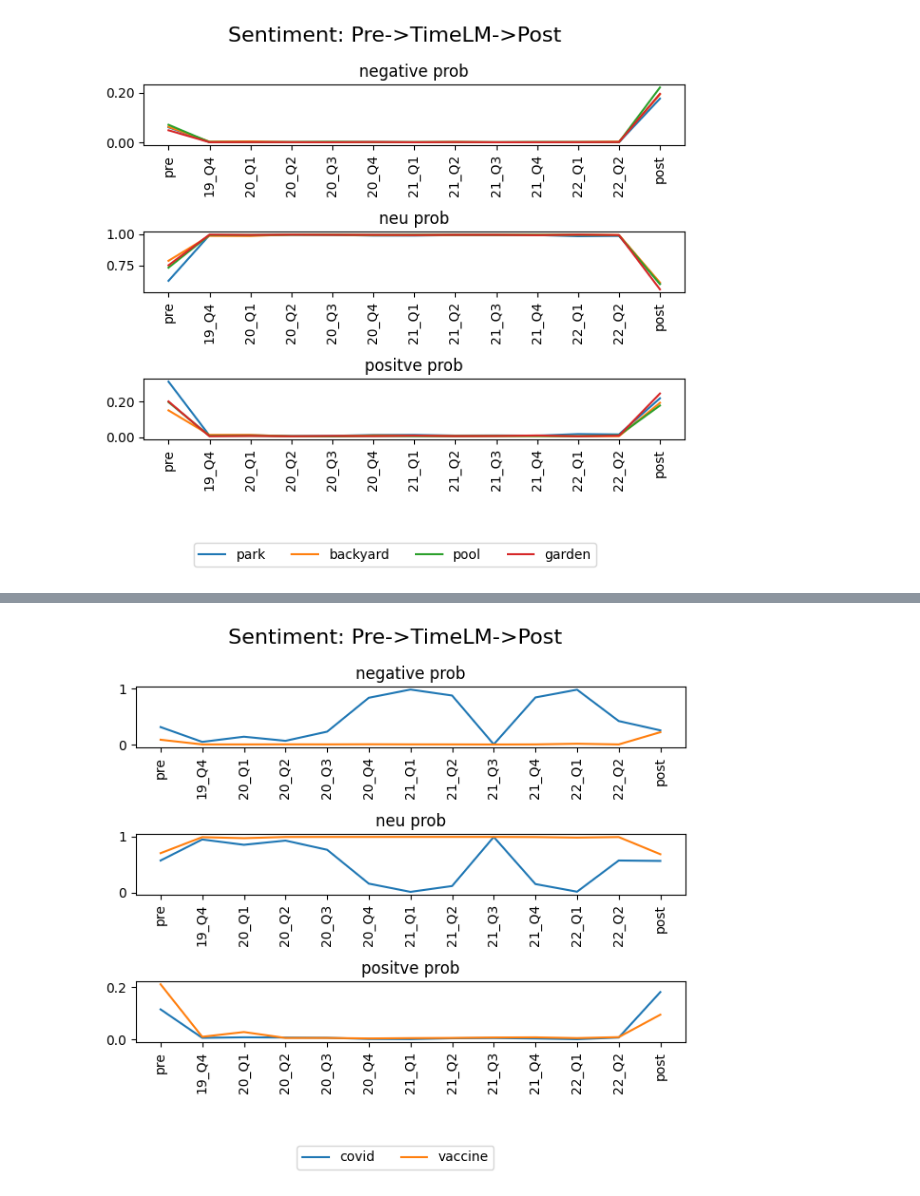
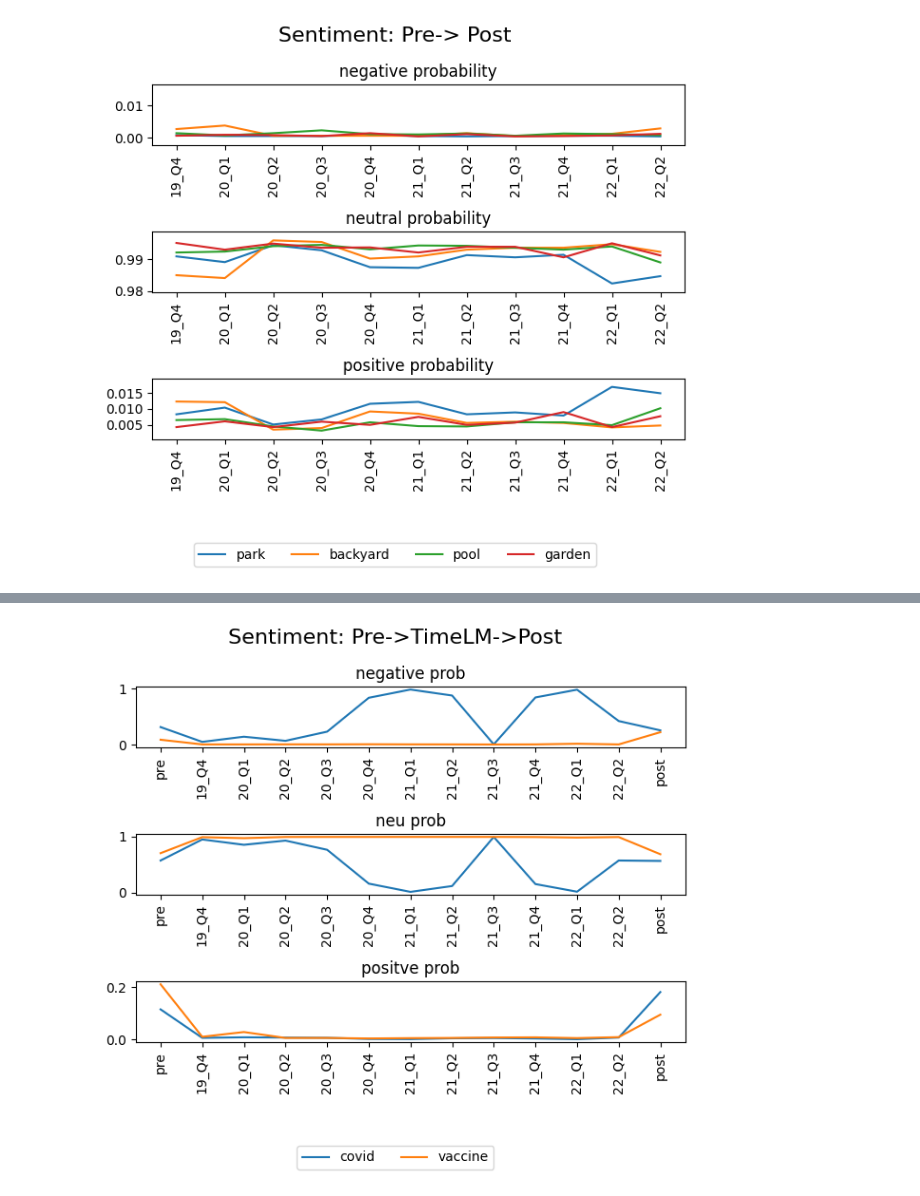
Before and after one commit to Magdk01/Twitter-Emotion-Covid-Project, a Jupyter notebook: word_eval/word_evaluation_plotter.ipynb, the cells around one changed output, grey strips where cells are left out. Drawn from its saved outputs; the diff is of its cells as text; code cells hidden in the pictures.

```diff
--- a/word_eval/word_evaluation_plotter.ipynb
+++ b/word_eval/word_evaluation_plotter.ipynb
@@ -14,60 +13,101 @@ def sentiment_plotter(keywords, full = True, fig_title = 'Sentiment'):
 
     legend_list = []
 
-    for sub_split in df[df.keyword.str.contains("|".join(keywords))].iterrows():
+    min_neg = 1
+    min_neu = 1
+    min_pos = 1
+    max_diff = 0
+    if len(keywords) > 0:
+        iter_df = df[df.keyword.str.contains("|".join(keywords))]
+    else:
+        iter_df = df
+    for sub_split in iter_df.iterrows():
         legend_list.append(sub_split[1]["keyword"])
         neg_list = []
         neu_list = []
         pos_list = []
         for idx in range(len(sub_split[1][1:12])):
             neg,neu,pos = sub_split[1][1:12][idx].split(" ")
-            neg_list.append(float(neg))
-            neu_list.append(float(neu))
-            pos_list.append(float(pos))
 
-        if full:
+            if full == 'full' or full =='timelm':
+                neg_list.append(float(neg))
+                neu_list.append(float(neu))
+                pos_list.append(float(pos))
+
+        if not full == 'timelm':
             # post
             neg,neu,pos = sub_split[1][13].split(" ")
             neg_list.append(float(neg))
             neu_list.append(float(neu))
             pos_list.append(float(pos))
 
             # pre
             neg,neu,pos = sub_split[1][12].split(" ")
 
             neg_list = [float(neg)]+neg_list
             neu_list = [float(neu)]+neu_list
             pos_list = [float(pos)]+pos_list
 
-        max_bound = max(neg_list + neu_list + pos_list)
-        low_bound = min(neg_list + neu_list + pos_list)
+        if (temp_min:=min(neg_list)) < min_neg:
+            min_neg = temp_min
+        diff = max(neg_list)-min_neg
+        if diff > max_diff:
+            max_diff = diff
+
+        if (temp_min:=min(neu_list)) < min_neu:
+            min_neu = temp_min
+        diff = max(neu_list)-min_neu
+        if diff > max_diff:
+            max_diff = diff
+
+        if (temp_min:=min(pos_list)) < min_pos:
+            min_pos = temp_min
+        diff = max(pos_list)-min_pos
+        if diff > max_diff:
+            max_diff = diff
+
+
+        # for list in [neg_list,neu_list, pos_list]:
+
+
+
+        # max_bound = max(neg_list + neu_list + pos_list)
+        # low_bound = min(neg_list + neu_list + pos_list)
 
         neg_ax.plot(neg_list)
         neu_ax.plot(neu_list)
         pos_ax.plot(pos_list)
 
-    if full:
+    if full == 'full':
         neg_ax.set_xticks(range(0,13),['pre']+[quarter_list[nr] for nr in range(0,11)]+['post'],rotation=90)
         neu_ax.set_xticks(range(0,13),['pre']+[quarter_list[nr] for nr in range(0,11)]+['post'],rotation=90)
         pos_ax.set_xticks(range(0,13),['pre']+[quarter_list[nr] for nr in range(0,11)]+['post'],rotation=90)
-    else:
+    elif full == 'timelm':
         neg_ax.set_xticks(range(0,11),[quarter_list[nr] for nr in range(0,11)],rotation=90)
         neu_ax.set_xticks(range(0,11),[quarter_list[nr] for nr in range(0,11)],rotation=90)
         pos_ax.set_xticks(range(0,11),[quarter_list[nr] for nr in range(0,11)],rotation=90)
+    else:
+        neg_ax.set_xticks([0,1],['pre', 'post'])
+        neu_ax.set_xticks([0,1],['pre', 'post'])
+        pos_ax.set_xticks([0,1],['pre', 'post'])
 
+    # print(max_diff)
+    # print(min_neu)
+    neg_ax.set_ylim([min_neg-max_diff*0.2,min_neg+max_diff+max_diff*0.2])
+    neu_ax.set_ylim([min_neu-max_diff*0.2,min_neu+max_diff+max_diff*0.2])
+    pos_ax.set_ylim([min_pos-max_diff*0.2,min_pos+max_diff+max_diff*0.2])
 
-    neg_ax.set_title("negative prob")
-    neu_ax.set_title("neu prob")
-    pos_ax.set_title("positve prob")
+    neg_ax.set_title("negative probability")
+    neu_ax.set_title("neutral probability")
+    pos_ax.set_title("positive probability")
     fig.legend(legend_list,loc='lower center', ncol=4, bbox_to_anchor=(0.5, -0.15))
     fig.tight_layout()
     fig.suptitle(fig_title, y=1.05, fontsize=16)
 
     return
+sentiment_plotter(keywords = ['park','garden','pool','backyard'],full='timelm', fig_title= "Sentiment: Pre-> Post")
+# %% [output]
+[figure, added]
-# %%
-sentiment_plotter(keywords = ['park', 'garden','pool','backyard'],full=True, fig_title= "Sentiment: Pre->TimeLM->Post")
-# %% [output]
-[figure, removed]
 # %%
 sentiment_plotter(keywords = ['park', 'garden','pool','backyard'],full=False, fig_title= "Sentiment: TimeLM")
 # %% [output]
```
Also changed, not shown: parts of 5 cells of this notebook.
